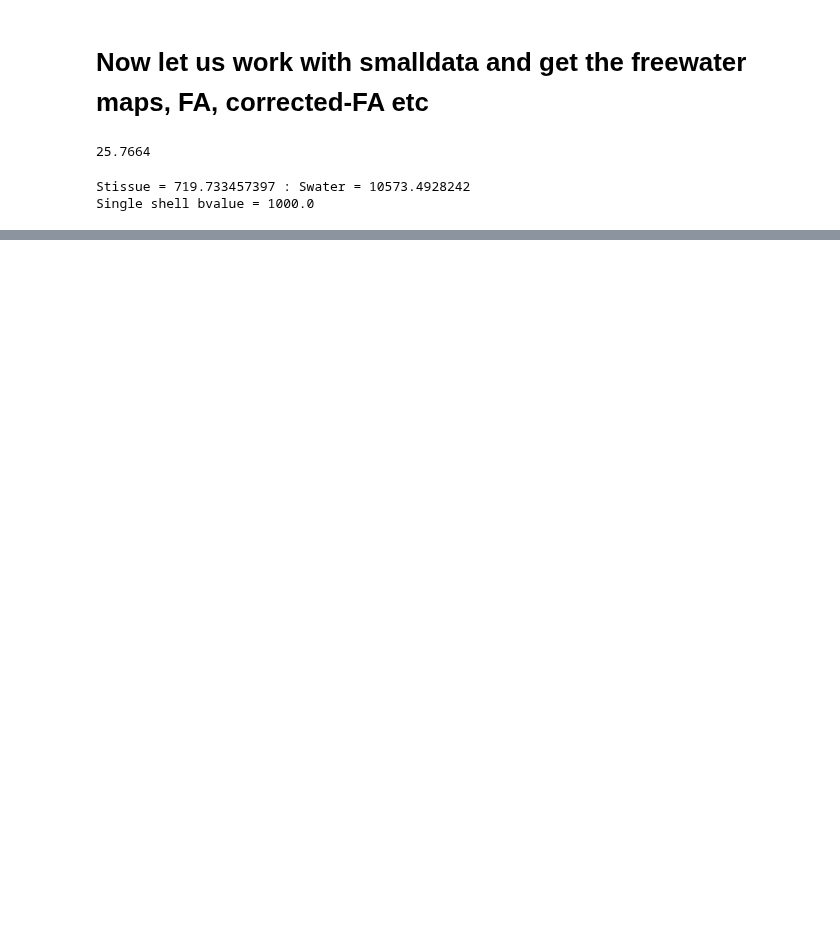
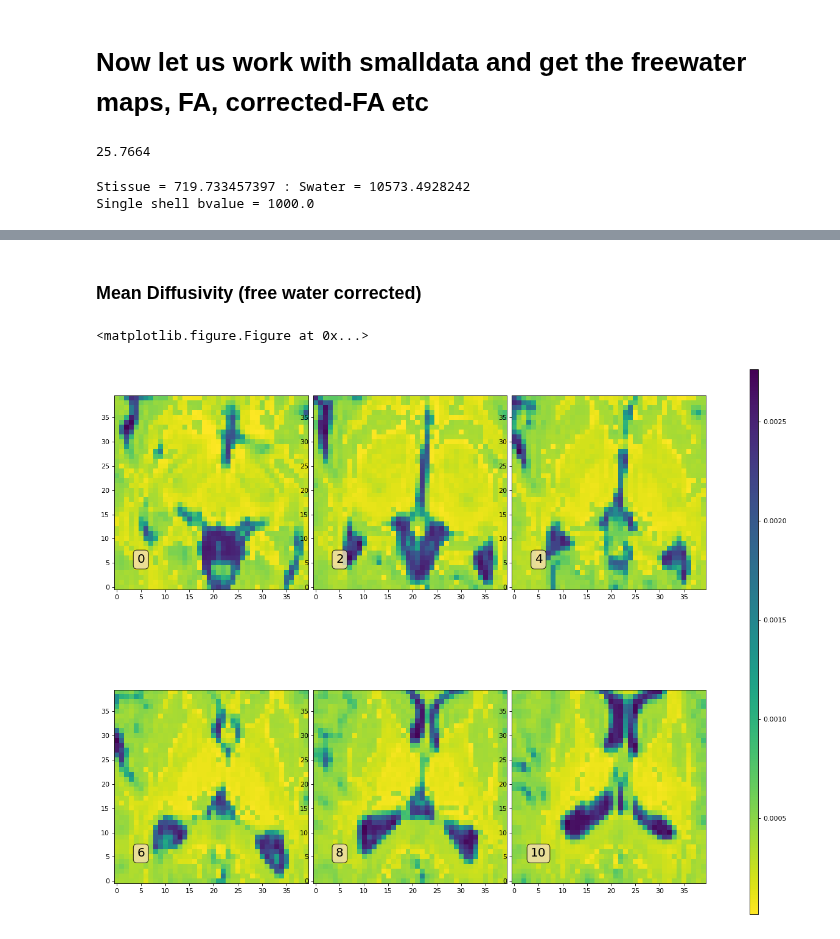
Before and after one commit to sameerd/DiffusionTensorImaging, a Jupyter notebook: notebooks/Example.ipynb, the cells around one changed output, grey strips where cells are left out. Drawn from its saved outputs; the diff is of its cells as text; code cells hidden in the pictures; blank space fills up the shorter version.

```diff
--- a/notebooks/Example.ipynb
+++ b/notebooks/Example.ipynb
@@ -165,0 +243,4 @@ Ahat.shape = (40, 40, 11, 182)
+# %%
+from dipy.reconst.dti import decompose_tensor, from_lower_triangular
+ret_qform = convert_manifold_to_lower_tri_order(fw_gd.manifold)
+evals, evecs = exp_transform_from_qform(ret_qform)
@@ -165,0 +254,9 @@ Ahat.shape = (40, 40, 11, 182)
+# %% [markdown]
+### Mean Diffusivity (free water corrected)
+# %%
+MD_fw = evals.mean(axis=-1)
+plt.set_cmap("viridis_r")
+plot_3d_z_indices(MD_fw, idx_list=range(0, 11, 2) , num_rows=2, num_cols=3)
+# %% [output]
+<matplotlib.figure.Figure at 0x...>
+[figure, added]
```
Also changed, not shown: parts of 10 cells of this notebook.
